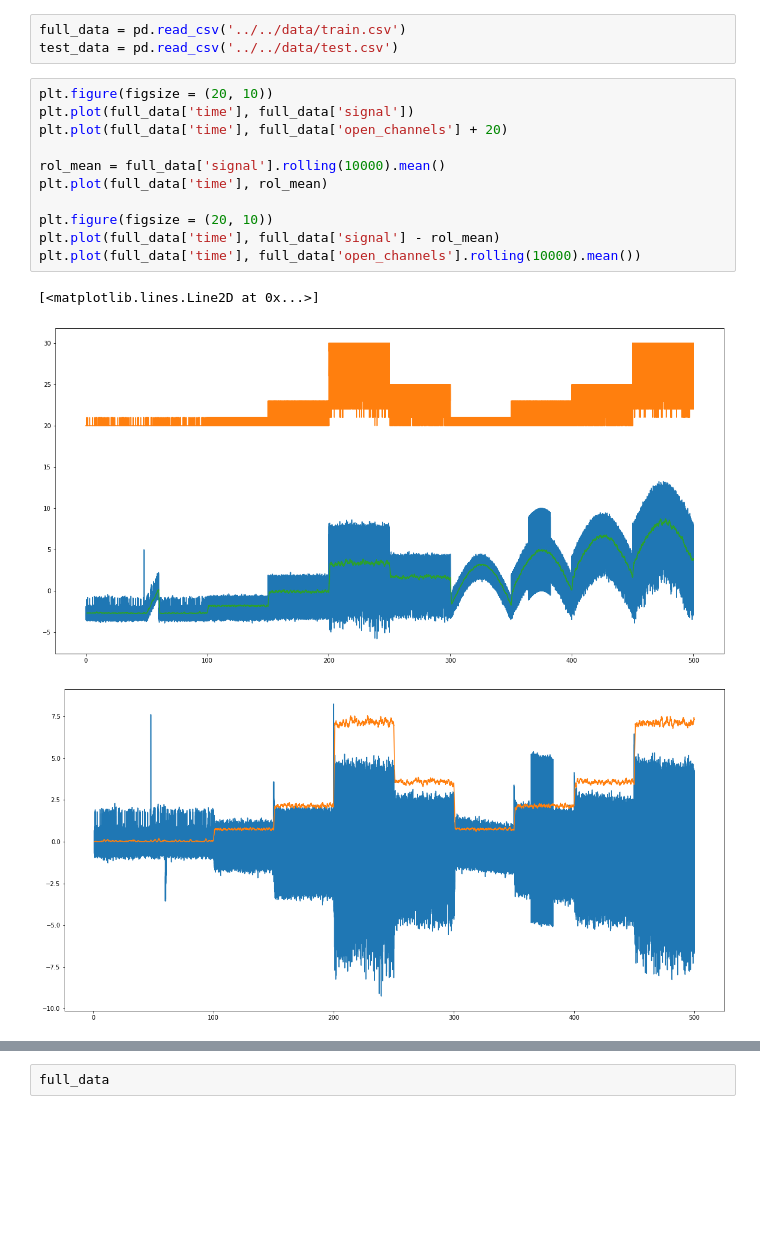
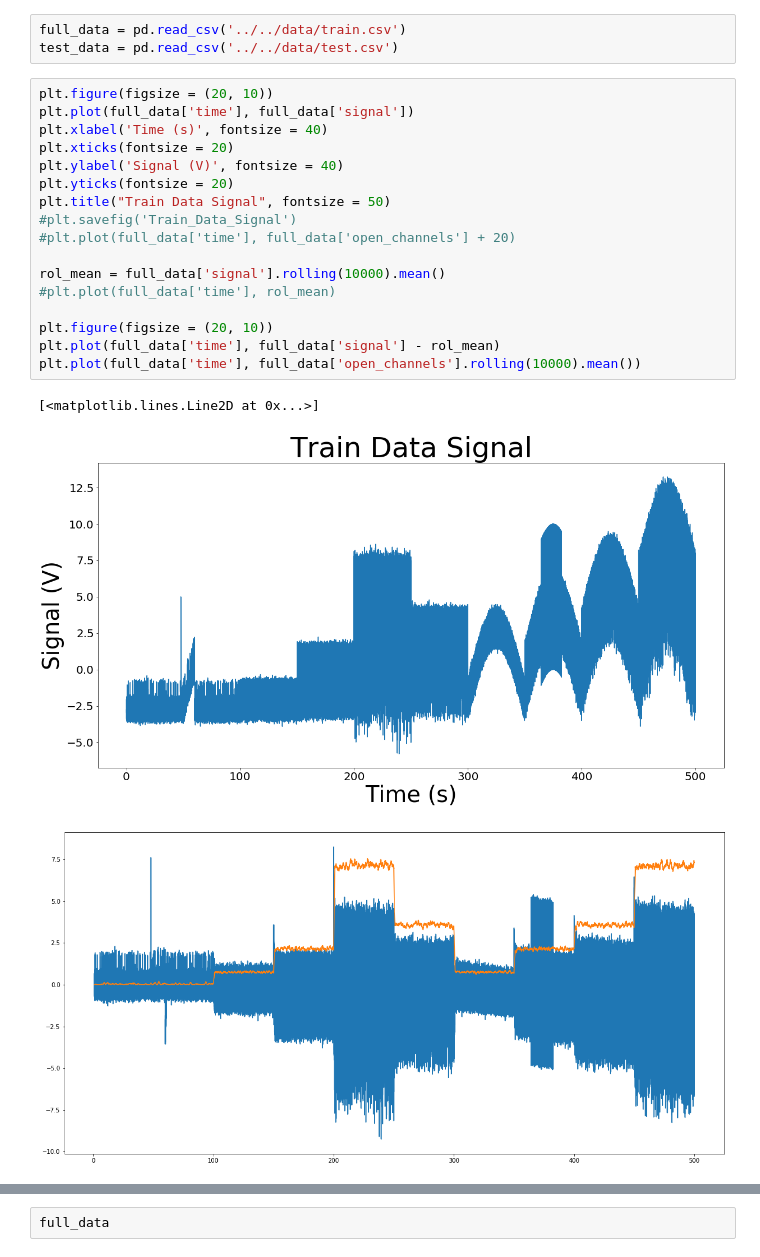
Before and after one commit to Jarodc33/ion_switching, a Jupyter notebook: notebooks/exploratory/01_first_attempt.ipynb, the cells around one changed output, grey strips where cells are left out. Cells and saved outputs as stored; diff of their text form; blank space fills up the shorter version.

Commit message:
figures and sliding window

```diff
--- a/notebooks/exploratory/Untitled.ipynb
+++ b/notebooks/exploratory/01_first_attempt.ipynb
@@ -23,17 +23,23 @@ test_data = pd.read_csv('../../data/test.csv')
 # %%
 plt.figure(figsize = (20, 10))
 plt.plot(full_data['time'], full_data['signal'])
-plt.plot(full_data['time'], full_data['open_channels'] + 20)
+plt.xlabel('Time (s)', fontsize = 40)
+plt.xticks(fontsize = 20)
+plt.ylabel('Signal (V)', fontsize = 40)
+plt.yticks(fontsize = 20)
+plt.title("Train Data Signal", fontsize = 50)
+#plt.savefig('Train_Data_Signal')
+#plt.plot(full_data['time'], full_data['open_channels'] + 20)
 
 rol_mean = full_data['signal'].rolling(10000).mean()
-plt.plot(full_data['time'], rol_mean)
+#plt.plot(full_data['time'], rol_mean)
 
 plt.figure(figsize = (20, 10))
 plt.plot(full_data['time'], full_data['signal'] - rol_mean)
 plt.plot(full_data['time'], full_data['open_channels'].rolling(10000).mean())
 # %% [output]
 [<matplotlib.lines.Line2D at 0x...>]
-[figure, old version]
+[figure, new version]
 [figure]
 # %%
 plt.figure(figsize = (20, 10))
```
Also changed, not shown: parts of 6 cells of this notebook, 12 other files.
